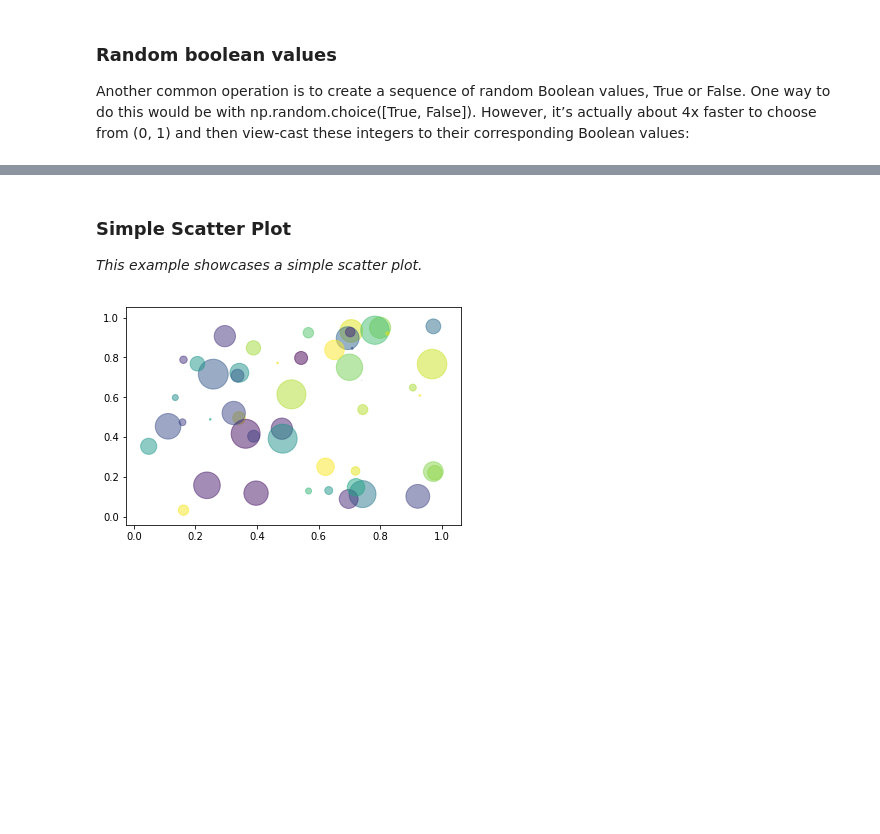
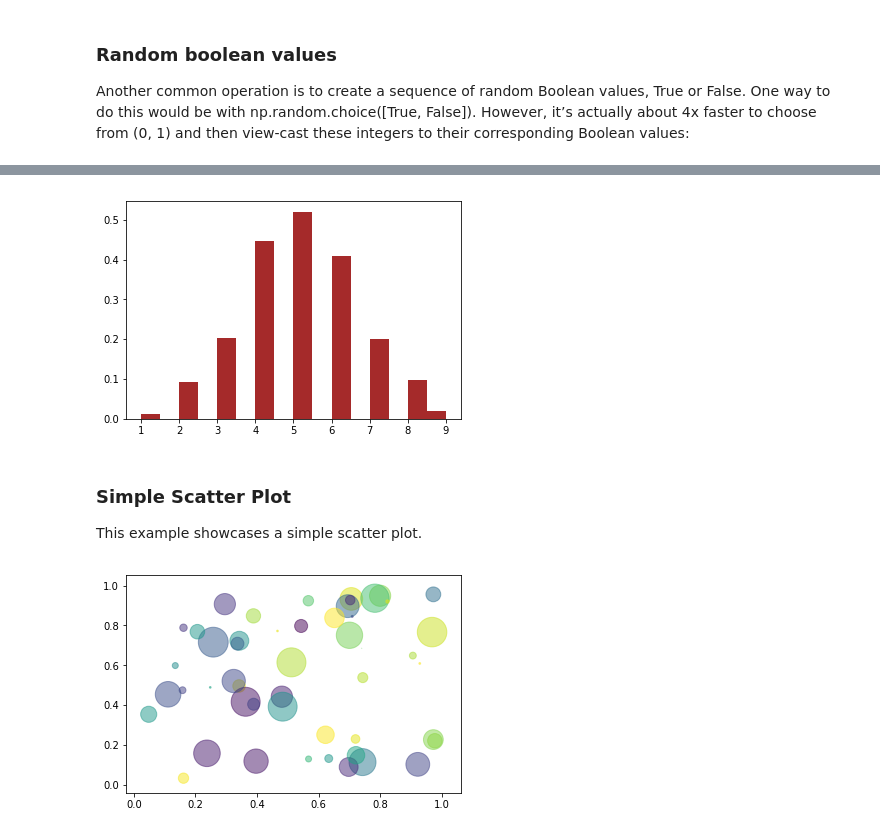
Before and after one commit to irelandeca123/Emer-Tech-Assign-C, a Jupyter notebook: Numpy-Random/numpy-random.ipynb, the cells around one changed output, grey strips where cells are left out. Saved outputs shown, nothing was run; the diff lists cells and outputs as text; code cells hidden in the pictures; blank space fills up the shorter version.

```diff
--- a/Numpy-Random/numpy-random.ipynb
+++ b/Numpy-Random/numpy-random.ipynb
@@ -142,4 +181,10 @@ plt.show()
+# %%
+s=np.random.binomial(10,0.5,1000)
+plt.hist(s,16,normed=True,color='Brown')
+plt.show()
+# %% [output]
+[figure, added]
 # %% [markdown]
 ### Simple Scatter Plot
-*This example showcases a simple scatter plot.*
+This example showcases a simple scatter plot.
 # %%
```
Also changed, not shown: parts of 38 cells of this notebook.
